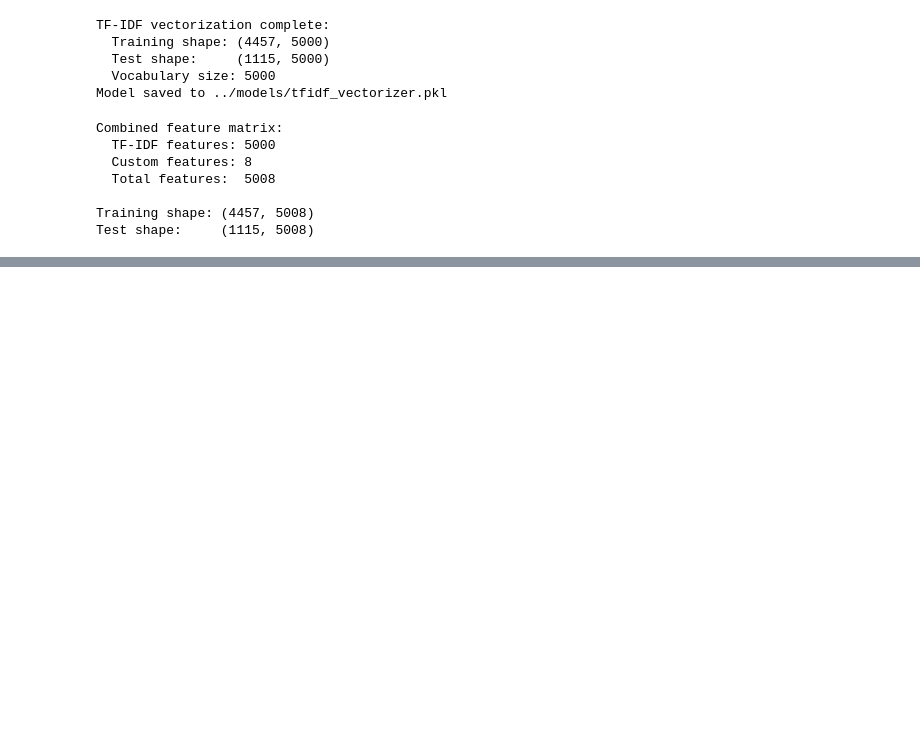
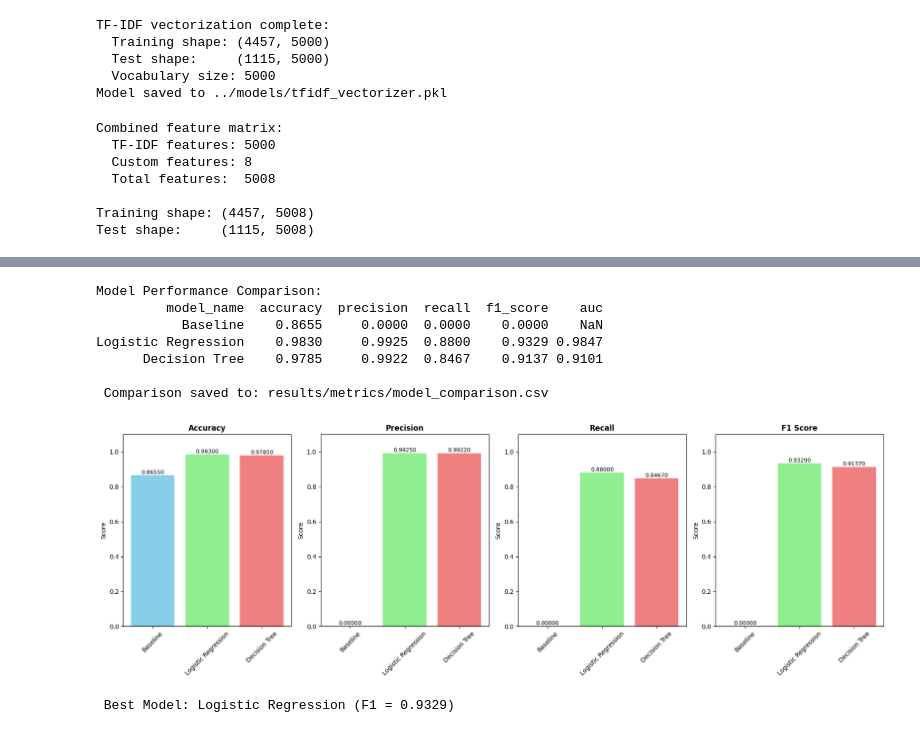
Before and after one commit to gnpthbalaji/ham_vs_spam_text_classification, a Jupyter notebook: notebooks/02.ham_spam_main.ipynb, the cells around one changed output, grey strips where cells are left out. Cells and saved outputs as stored; diff of their text form; code cells hidden in the pictures; blank space fills up the shorter version.

```diff
--- a/notebooks/02.ham_spam_main.ipynb
+++ b/notebooks/02.ham_spam_main.ipynb
@@ -329,0 +462,56 @@ Any real model should significantly outperform this baseline.
+# %%
+# Model Comparison
+
+comparison_df = compare_models([baseline_metrics, lr_metrics, dt_metrics])
+
+print("\nModel Performance Comparison:")
+print(comparison_df.to_string(index=False))
+
+# Saving comparison to CSV
+comparison_df.to_csv('../results/metrics/model_comparison.csv', index=False)
+print("\n Comparison saved to: results/metrics/model_comparison.csv")
+
+# Visualizing comparison
+fig, axes = plt.subplots(1, 4, figsize=(18, 6))
+
+metrics_to_plot = ['accuracy', 'precision', 'recall', 'f1_score']
+colors = ['skyblue', 'lightgreen', 'lightcoral']
+
+for idx, metric in enumerate(metrics_to_plot):
+    ax = axes[idx]
+    values = comparison_df[metric].values
+    models = comparison_df['model_name'].values
+
+    bars = ax.bar(models, values, color=colors)
+    ax.set_title(metric.replace('_', ' ').title(), fontweight='bold')
+    ax.set_ylabel('Score')
+    ax.set_ylim([0, 1.1])
+    ax.tick_params(axis='x', rotation=45)
+
+    # Add labels
+    for bar in bars:
+        height = bar.get_height()
+        ax.text(bar.get_x() + bar.get_width()/2., height,
+                f'{height:.5f}',
+                ha='center', va='bottom', fontsize=9)
+
+plt.tight_layout()
+plt.savefig('../results/figures/model_comparison.png', dpi=300)
+plt.show()
+
+# Best Model Selection
+best_model_idx = comparison_df['f1_score'].idxmax()
+best_model_name = comparison_df.loc[best_model_idx, 'model_name']
+best_f1 = comparison_df.loc[best_model_idx, 'f1_score']
+
+print(f"\n Best Model: {best_model_name} (F1 = {best_f1:.4f})")
+# %% [output]
+Model Performance Comparison:
+         model_name  accuracy  precision  recall  f1_score    auc
+           Baseline    0.8655     0.0000  0.0000    0.0000    NaN
+Logistic Regression    0.9830     0.9925  0.8800    0.9329 0.9847
+      Decision Tree    0.9785     0.9922  0.8467    0.9137 0.9101
+
+ Comparison saved to: results/metrics/model_comparison.csv
+[figure, added]
+ Best Model: Logistic Regression (F1 = 0.9329)
```
Also changed, not shown: parts of 9 cells of this notebook.
